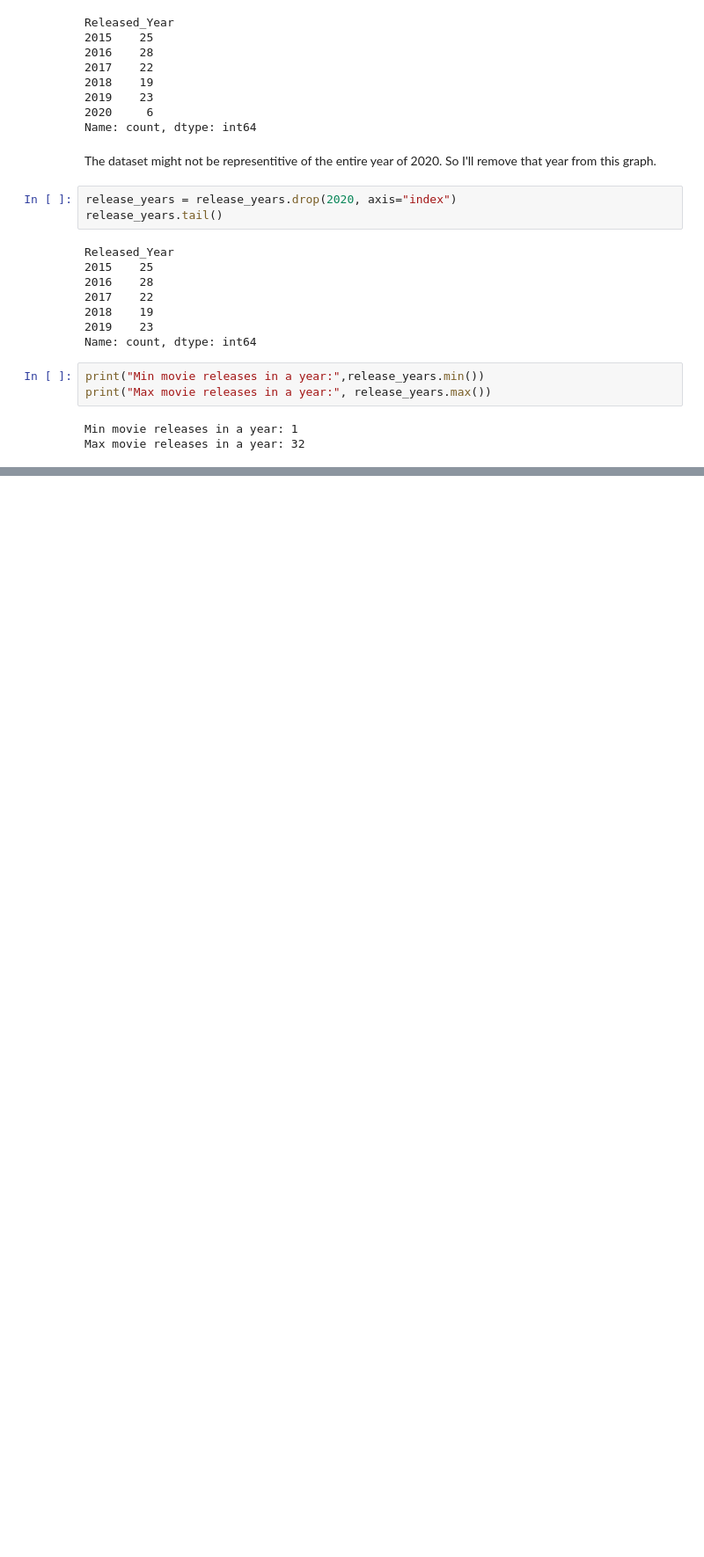
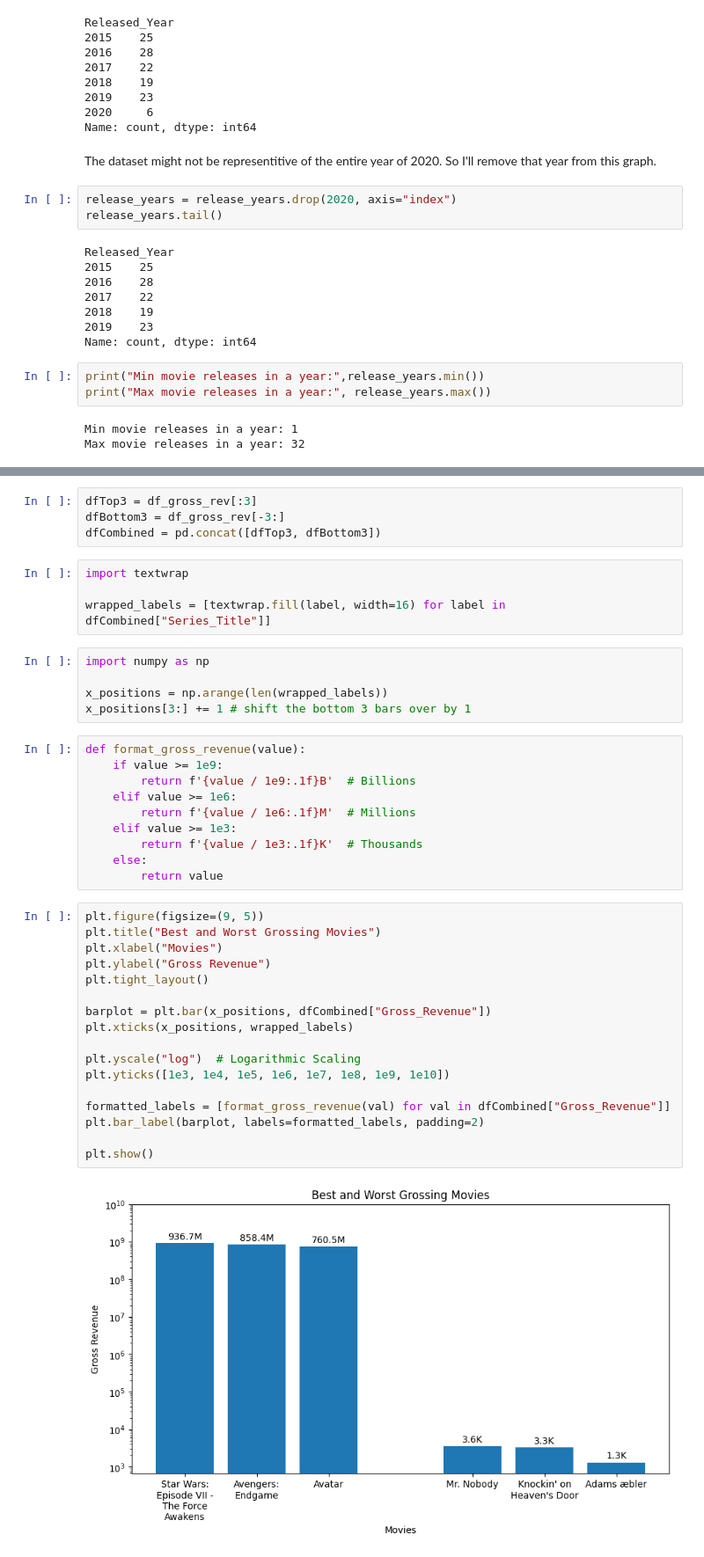
Before and after one commit to AbubakrBardien/movie-dataset-analysis, a Jupyter notebook: Data_Analysis.ipynb, the cells around one changed output, grey strips where cells are left out. Shown at 88% size. Cells and saved outputs as stored; diff of their text form; blank space fills up the shorter version.

```diff
--- a/Data_Analysis.ipynb
+++ b/Data_Analysis.ipynb
@@ -88,0 +93,42 @@ plt.show()
+# %%
+dfTop3 = df_gross_rev[:3]
+dfBottom3 = df_gross_rev[-3:]
+dfCombined = pd.concat([dfTop3, dfBottom3])
+# %%
+import textwrap
+
+wrapped_labels = [textwrap.fill(label, width=16) for label in dfCombined["Series_Title"]]
+# %%
+import numpy as np
+
+x_positions = np.arange(len(wrapped_labels))
+x_positions[3:] += 1 # shift the bottom 3 bars over by 1
+# %%
+def format_gross_revenue(value):
+    if value >= 1e9:
+        return f'{value / 1e9:.1f}B'  # Billions
+    elif value >= 1e6:
+        return f'{value / 1e6:.1f}M'  # Millions
+    elif value >= 1e3:
+        return f'{value / 1e3:.1f}K'  # Thousands
+    else:
+        return value
+# %%
+plt.figure(figsize=(9, 5))
+plt.title("Best and Worst Grossing Movies")
+plt.xlabel("Movies")
+plt.ylabel("Gross Revenue")
+plt.tight_layout()
+
+barplot = plt.bar(x_positions, dfCombined["Gross_Revenue"])
+plt.xticks(x_positions, wrapped_labels)
+
+plt.yscale("log")  # Logarithmic Scaling
+plt.yticks([1e3, 1e4, 1e5, 1e6, 1e7, 1e8, 1e9, 1e10])
+
+formatted_labels = [format_gross_revenue(val) for val in dfCombined["Gross_Revenue"]]
+plt.bar_label(barplot, labels=formatted_labels, padding=2)
+
+plt.show()
+# %% [output]
+[figure, added]
```
Also changed, not shown: parts of 26 cells of this notebook.
